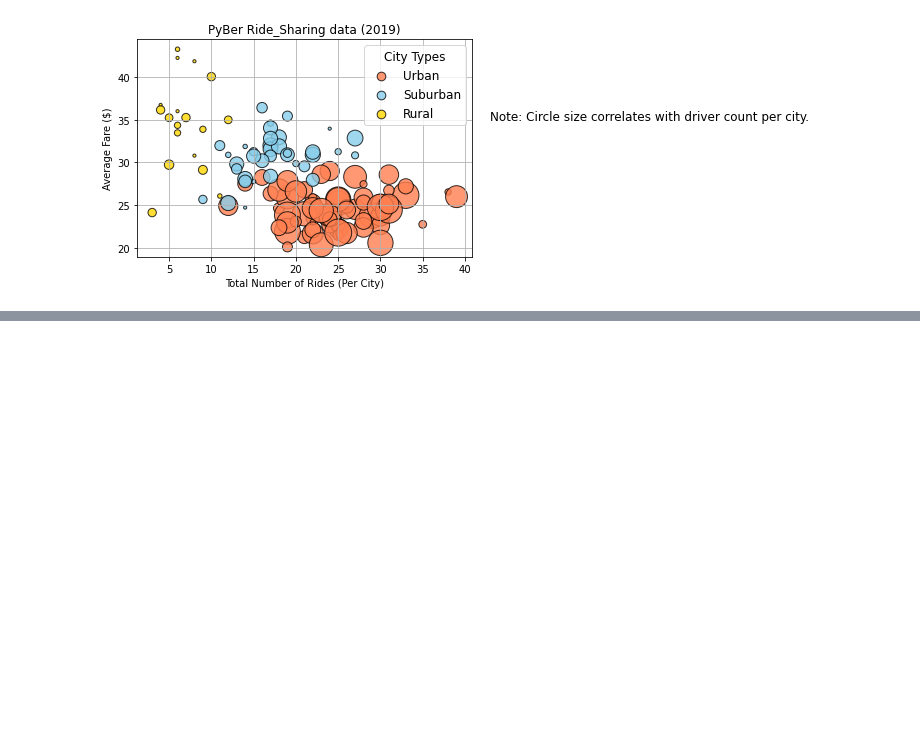
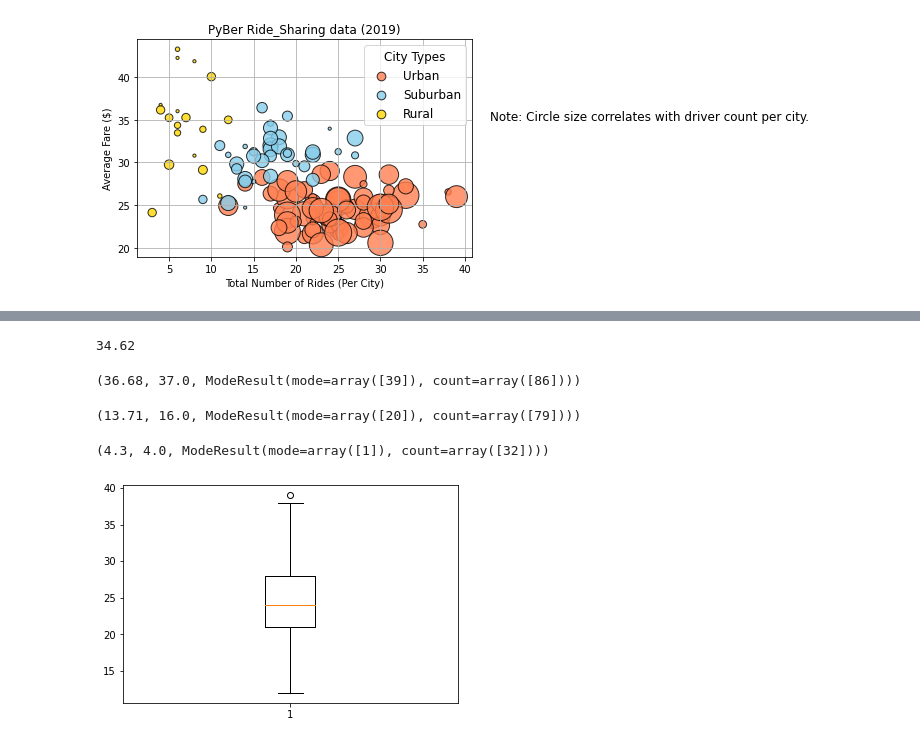
Before and after one commit to shrouqalulaime/PyBer_Analysis, a Jupyter notebook: PyBer.ipynb, the cells around one changed output, grey strips where cells are left out. Drawn from its saved outputs; the diff is of its cells as text; code cells hidden in the pictures; blank space fills up the shorter version.

Commit message:
Modify PyBer.py file & and add more analysis results

```diff
--- a/PyBer.ipynb
+++ b/PyBer.ipynb
@@ -140,0 +280,4 @@ plt.show()
+# %%
+round(np.mean(rural_fare),2)
+# %% [output]
+34.62
@@ -140,0 +288,17 @@ plt.show()
+# %%
+round(np.mean(urban_driver),2), np.median(urban_driver), sts.mode(urban_driver)
+# %% [output]
+(36.68, 37.0, ModeResult(mode=array([39]), count=array([86])))
+# %%
+round(np.mean(suburban_driver),2), np.median(suburban_driver), sts.mode(suburban_driver)
+# %% [output]
+(13.71, 16.0, ModeResult(mode=array([20]), count=array([79])))
+# %%
+round(np.mean(rural_driver),2), np.median(rural_driver), sts.mode(rural_driver)
+# %% [output]
+(4.3, 4.0, ModeResult(mode=array([1]), count=array([32])))
+# %%
+plt.boxplot(urban_ride_count)
+plt.show()
+# %% [output]
+[figure, added]
```
Also changed, not shown: parts of 29 cells of this notebook, 1 other file.
